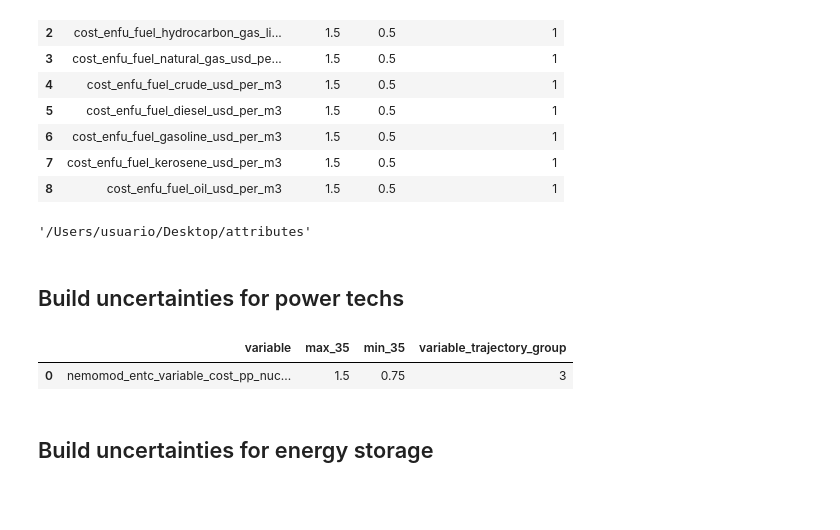
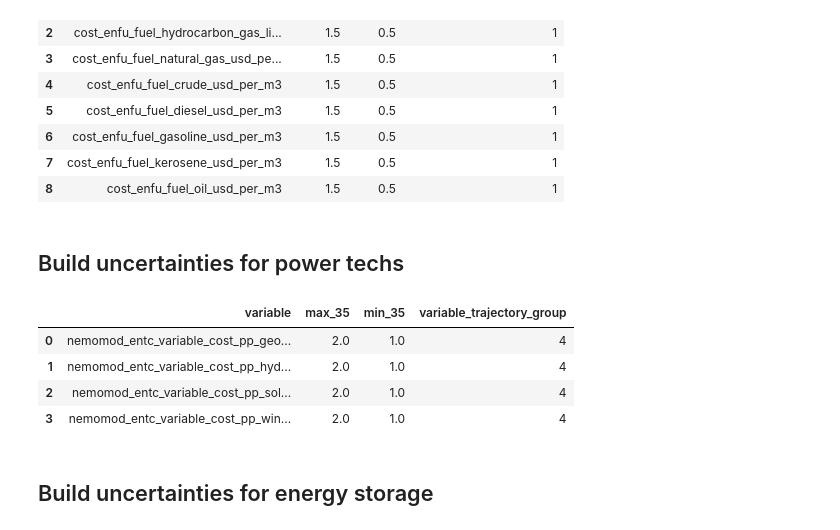
Before and after one commit to jcsyme/sisepuede_region_nbs, a Jupyter notebook: louisiana/run_louisiana.ipynb, the cells around one changed output. Saved outputs shown, nothing was run; the diff lists cells and outputs as text; code cells hidden in the pictures; blank space fills up the shorter version.

```diff
--- a/louisiana/run_louisiana.ipynb
+++ b/louisiana/run_louisiana.ipynb
@@ -107,0 +457,3 @@ df_input.to_csv(
+# %%
+modvar = matt.get_variable("NemoMod TotalAnnualMaxCapacityInvestmentStorage")
+modvar.get_from_dataframe(df_input)
@@ -109,13 +499,28 @@ df_input.to_csv(
 ###  Secondary attempt - run if everything is built
 # %%
 df_input = pd.read_csv(path_data.joinpath("louisiana_inputs_raw.csv"))
+
+if False:
+    # increase costs
+    flds_increase = [x for x in df_input.columns if ("hydropower" in x) and ("cost" in x)]
+    for fld in flds_increase:
+
+        val = float(df_input[fld].iloc[0])
+        df_input[fld] = float(df_input[fld].iloc[0])
+
+        #
+        for i in range(df_input.shape[0]):
+            tp = df_input[time_periods.field_time_period].iloc[i]
+            if tp > 10:
+                df_input[fld].iloc[i] = val*100
 # %% [markdown]
 # build transformations
 # %%
-transformers = trf.Transformers(
-    {},
-    df_input = df_input,
-)
+import sisepuede.transformers.transformations as trnf
+importlib.reload(trnf.trs.tbe)
+importlib.reload(trnf.trs)
+importlib.reload(trnf)
+
 
 if not path_transformations.exists():
 
@@ -130,14 +535,15 @@ if not path_transformations.exists():
 # then, you can load this back in after modifying (play around with it)
 transformations = trf.Transformations(
     path_transformations,
-    transformers = transformers,
+    df_input = df_input
 )
 tab = transformations.attribute_transformation.table
-
+transformers = transformations.transformers
 
 # build strategies
 import sisepuede.transformers.strategies as sts
 importlib.reload(sts)
+
 #  build the strategies -- will export to path
 t0 = time.time()
 strategies = sts.Strategies(
@@ -252,10 +1063,6 @@ df_component
 | 6 | cost_enfu_fuel_gasoline_usd_per_m3 | 1.5 | 0.5 | 1 |
 | 7 | cost_enfu_fuel_kerosene_usd_per_m3 | 1.5 | 0.5 | 1 |
 | 8 | cost_enfu_fuel_oil_usd_per_m3 | 1.5 | 0.5 | 1 |
-# %%
-'/Users/usuario/Desktop/attributes'
-# %% [output]
-'/Users/usuario/Desktop/attributes'
 # %% [markdown]
 ## Build uncertainties for power techs
 # %%
@@ -273,10 +1080,17 @@ groups = [
     ],
     [
         "pp_nuclear"
+    ],
+    [
+        "pp_geothermal",
+        "pp_hydropower",
+        "pp_solar",
+        "pp_wind",
+
     ]
 ]
 
-scalar_ranges = [(0.75, 1.25), (0.75, 1.5)]
+scalar_ranges = [(0.75, 1.25), (0.75, 1.5), (1.0, 2.0)]
 
 
 # variables to tie into groups
@@ -287,34 +1101,37 @@ modvar_variable = matt.get_variable("NemoMod VariableCost")
 for i, grp in enumerate(groups):
 
     # group the model variables together
     for modvar in [
         modvar_capex,
         modvar_fixed,
         modvar_variable
     ]:
 
         ranges = scalar_ranges[i]
         fields_combine = modvar.build_fields(category_restrictions = grp, )
 
 
         df_component = pd.DataFrame(
             {
                 _FIELD_VARIABLE: fields_combine,
                 _FIELD_MAX: [ranges[1] for x in fields_combine],
                 _FIELD_MIN: [ranges[0] for x in fields_combine],
                 _FIELD_TRAJGROUP: [_GROUP_IND_UNCERTAINTY for x in fields_combine],
             }
         )
 
         _DF_UNCERTAINTY.append(df_component)
 
     _GROUP_IND_UNCERTAINTY += 1
 
 
 df_component
 # %% [output]
 |  | variable | max_35 | min_35 | variable_trajectory_group |
-| 0 | nemomod_entc_variable_cost_pp_nuc... | 1.5 | 0.75 | 3 |
+| 0 | nemomod_entc_variable_cost_pp_geo... | 2.0 | 1.0 | 4 |
+| 1 | nemomod_entc_variable_cost_pp_hyd... | 2.0 | 1.0 | 4 |
+| 2 | nemomod_entc_variable_cost_pp_sol... | 2.0 | 1.0 | 4 |
+| 3 | nemomod_entc_variable_cost_pp_win... | 2.0 | 1.0 | 4 |
 # %% [markdown]
 ##  Build uncertainties for energy storage
 # %%
```
Also changed, not shown: parts of 89 cells of this notebook.
